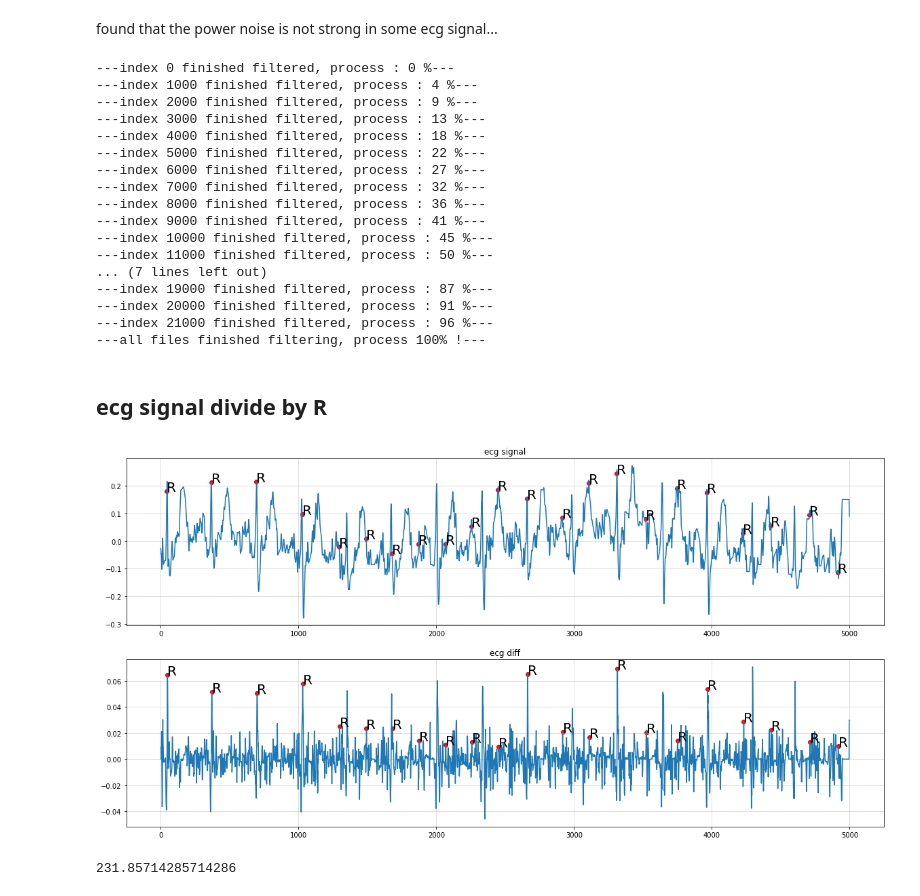
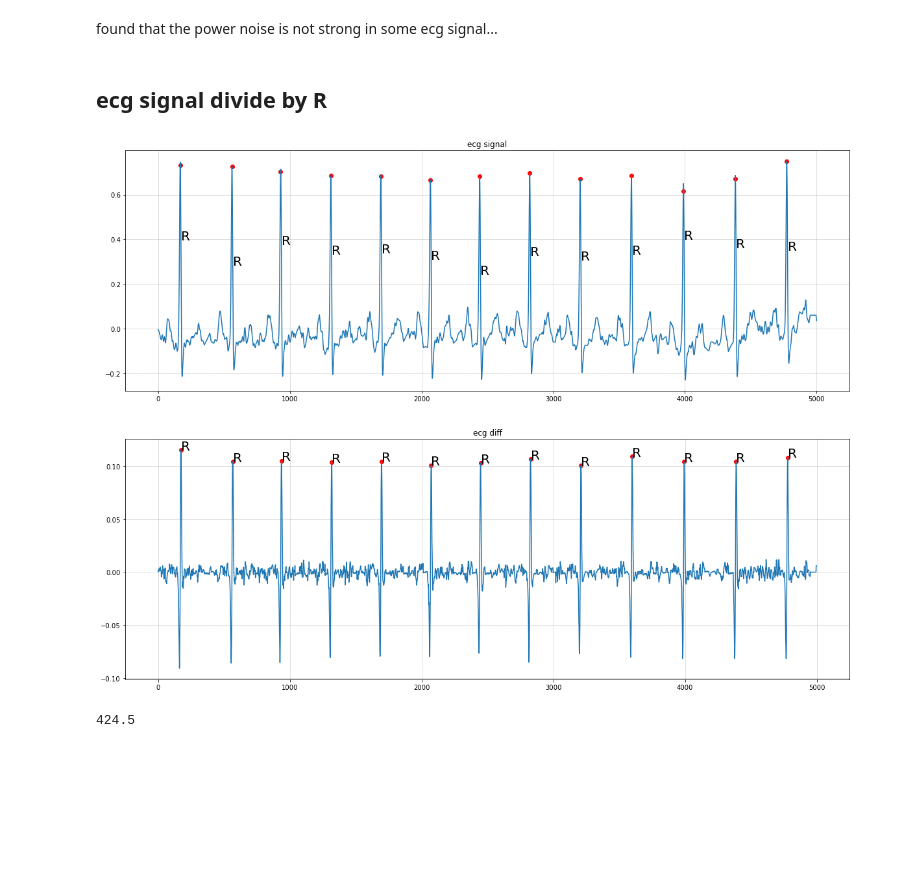
Before and after one commit to madao33/ECG-Classfier, a Jupyter notebook: code/dataPreprocessVer2.ipynb, the cells around one changed output. Drawn from its saved outputs; the diff is of its cells as text; code cells hidden in the pictures; blank space fills up the shorter version.

Commit message:
add R check in small range

```diff
--- a/code/dataPreprocessVer2.ipynb
+++ b/code/dataPreprocessVer2.ipynb
@@ -188,32 +188,14 @@ show_spec_dif(ecg_filtered, ecg_notch, "ecg_unnotch", "ecg_notch")
 found that the power noise is not strong in some ecg signal...
 # %%
 # filter noise in all leads
-channels = 12
-X_filtered = np.ones_like(X)
-for index in range(len(X)):
-    if index % 1000 == 0:
-        print("---index %d finished filtered, process : %d %%---" % (index, index/X.shape[0]*100))
-    for channel in range(channels):
-        X_filtered[index][:, channel] = np_move_avg(X[index][:, channel], 5)
-print("---all files finished filtering, process 100% !---")
+# channels = 12
+# X_filtered = np.ones_like(X)
+# for index in range(len(X)):
+#     if index % 1000 == 0:
+#         print("---index %d finished filtered, process : %d %%---" % (index, index/X.shape[0]*100))
+#     for channel in range(channels):
+#         X_filtered[index][:, channel] = np_move_avg(X[index][:, channel], 5)
+# print("---all files finished filtering, process 100% !---")
-# %% [output]
----index 0 finished filtered, process : 0 %---
----index 1000 finished filtered, process : 4 %---
----index 2000 finished filtered, process : 9 %---
----index 3000 finished filtered, process : 13 %---
----index 4000 finished filtered, process : 18 %---
----index 5000 finished filtered, process : 22 %---
----index 6000 finished filtered, process : 27 %---
----index 7000 finished filtered, process : 32 %---
----index 8000 finished filtered, process : 36 %---
----index 9000 finished filtered, process : 41 %---
----index 10000 finished filtered, process : 45 %---
----index 11000 finished filtered, process : 50 %---
-... (7 lines left out)
----index 19000 finished filtered, process : 87 %---
----index 20000 finished filtered, process : 91 %---
----index 21000 finished filtered, process : 96 %---
----all files finished filtering, process 100% !---
 # %% [markdown]
 ## ecg signal divide by R
 # %%
@@ -225,8 +207,8 @@ def checkR(ecg):
     threshold_val = max_val*0.7
     # print(threshold_val)
     index = []
-    for i in range(1, len(ecg_diff)-2):
-        if ecg_diff[i] == np.max(ecg_diff[i-1:i+2]) and ecg_diff[i] > threshold_val:
+    for i in range(10, len(ecg_diff)-15):
+        if ecg_diff[i] == np.max(ecg_diff[i-10:i+15]) and ecg_diff[i] > threshold_val:
             if index != []:
                 if i-index[-1] <= 60.0/40.0*sampling_rate and i-index[-1] >= 60.0/160.0*sampling_rate:
                     index.append(i)
@@ -238,24 +228,24 @@ def checkR(ecg):
 # %%
-ecg = X_filtered[np.random.randint(X.shape[0]),:, 1]
+ecg = np_move_avg(X[np.random.randint(X.shape[0]),:, 1], 10)
 ecg_diff = -np.ediff1d(ecg,2)
 index = checkR(ecg)
 
 plt.figure()
 plt.subplot(211)
 plt.plot(ecg)
 for i in range(len(index)):
-    plt.scatter(index[i]-4, ecg[index[i]-4],c='r')
-    plt.annotate('R',(index[i]-4, ecg[index[i]-4]), fontsize=20)
+    plt.scatter(index[i]-6, ecg[index[i]-6],c='r')
+    plt.annotate('R',(index[i], ecg[index[i]]), fontsize=20)
 plt.title("ecg signal")
 plt.subplot(212)
 plt.plot(ecg_diff[:4999])
 for i in range(len(index)):
     plt.scatter(index[i], ecg_diff[index[i]],c='r')
     plt.annotate('R',(index[i], ecg_diff[index[i]]), fontsize=20)
 plt.title("ecg diff")
 plt.show()
 # %% [output]
-[figure, old version]
+[figure, new version]
 # %%
 sum = 0
 for i in range(len(index)-1):
@@ -264,7 +254,7 @@ sum /= len(index) - 1
 print(sum)
 # print(60*sampling_rate/sum)
 # %% [output]
-231.85714285714286
+424.5
 # %%
 def splitByR(ecg):
     ecg_rhythm = None
```
Also changed, not shown: parts of 10 cells of this notebook.
